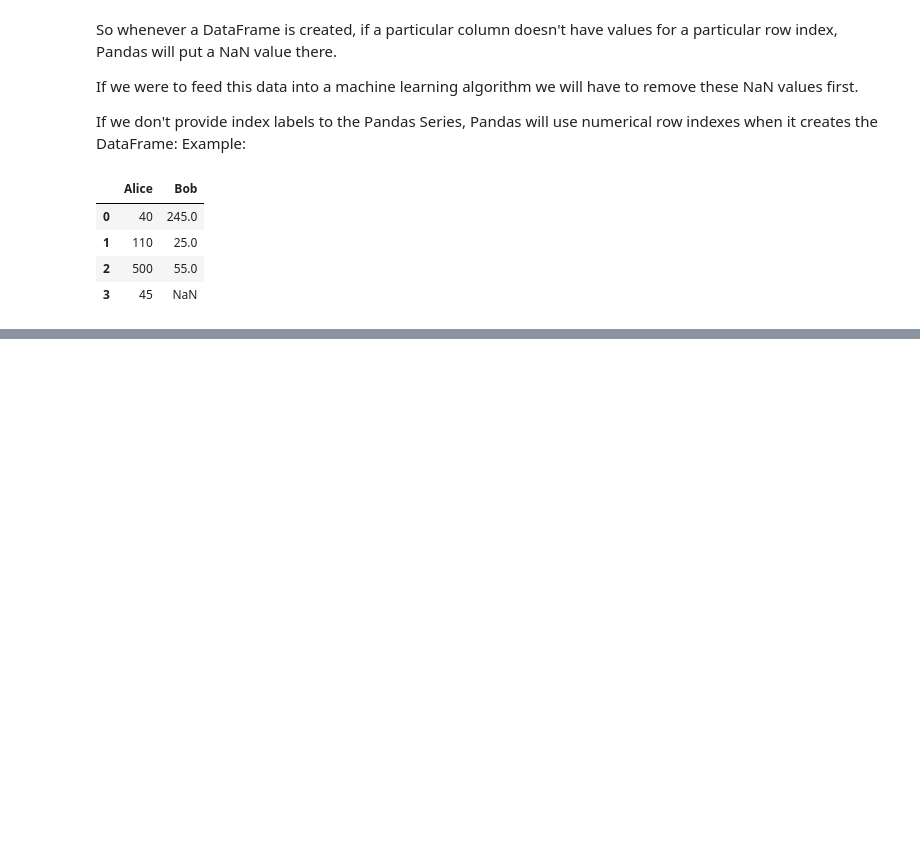
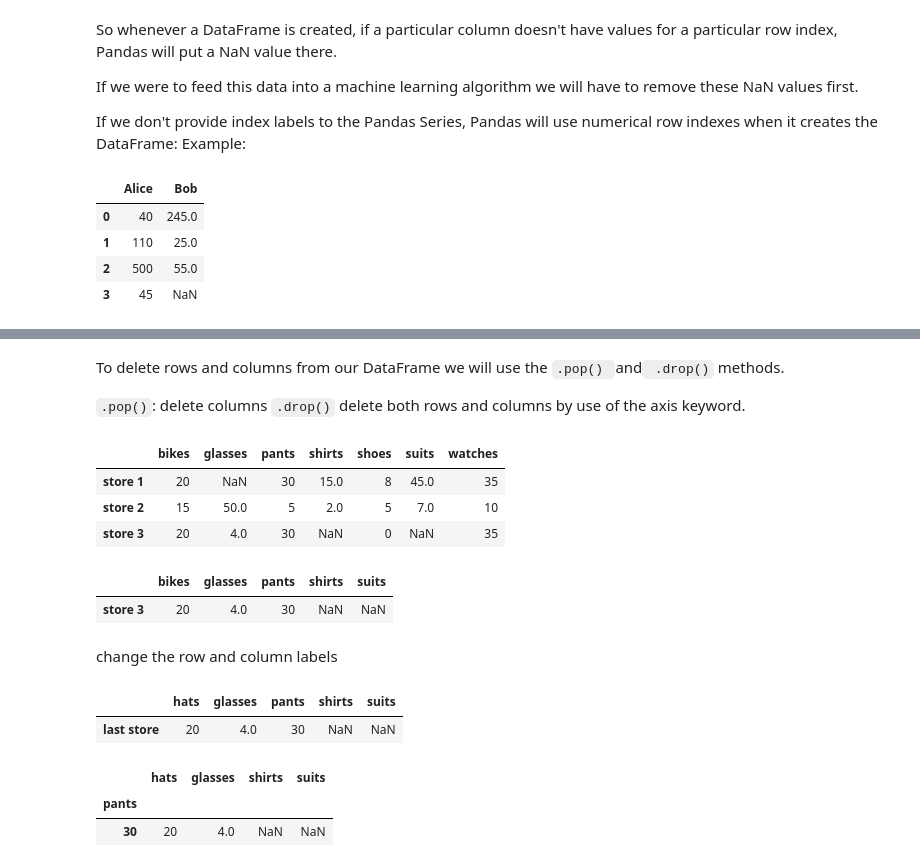
Before and after one commit to Berenice2018/DeepLearning, a Jupyter notebook: Pandas.ipynb, the cells around one changed output, grey strips where cells are left out. Cells and saved outputs as stored; diff of their text form; code cells hidden in the pictures; blank space fills up the shorter version.

```diff
--- a/Pandas.ipynb
+++ b/Pandas.ipynb
@@ -322,0 +486,50 @@ The column index in shopping_carts is: Index(['Alice', 'Bob'], dtype='object')
+# %% [markdown]
+To delete rows and columns from our DataFrame we will use the `.pop() `and` .drop()` methods.
+
+`.pop()`:  delete columns
+`.drop()` delete both rows and columns by use of the axis keyword.
+# %%
+# remove the new watches column
+store_items.pop('new watches')
+store_items
+# %% [output]
+|  | bikes | glasses | pants | shirts | shoes | suits | watches |
+| store 1 | 20 | NaN | 30 | 15.0 | 8 | 45.0 | 35 |
+| store 2 | 15 | 50.0 | 5 | 2.0 | 5 | 7.0 | 10 |
+| store 3 | 20 | 4.0 | 30 | NaN | 0 | NaN | 35 |
+# %%
+# remove columns
+store_items = store_items.drop(['watches', 'shoes'], axis = 1)
+#store_items
+
+# remove rows
+store_items = store_items.drop(['store 2', 'store 1'], axis = 0)
+
+# we display the modified DataFrame
+store_items
+# %% [output]
+|  | bikes | glasses | pants | shirts | suits |
+| store 3 | 20 | 4.0 | 30 | NaN | NaN |
+# %% [markdown]
+change the row and column labels
+# %%
+# change the column label bikes to hats
+store_items = store_items.rename(columns = {'bikes': 'hats'})
+
+store_items = store_items.rename(index = {'store 3': 'last store'})
+
+# we display the modified DataFrame
+store_items
+# %% [output]
+|  | hats | glasses | pants | shirts | suits |
+| last store | 20 | 4.0 | 30 | NaN | NaN |
+# %%
+# We change the row index to be the data in the pants column
+store_items = store_items.set_index('pants')
+
+# we display the modified DataFrame
+store_items
+# %% [output]
+|  | hats | glasses | shirts | suits |
+| pants |  |  |  |  |
+| 30 | 20 | 4.0 | NaN | NaN |
```
Also changed, not shown: parts of 22 cells of this notebook.
